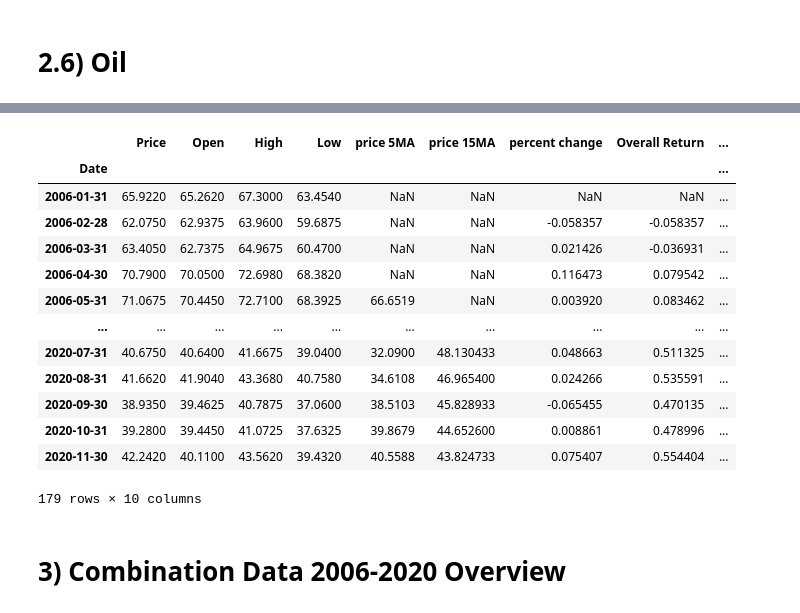
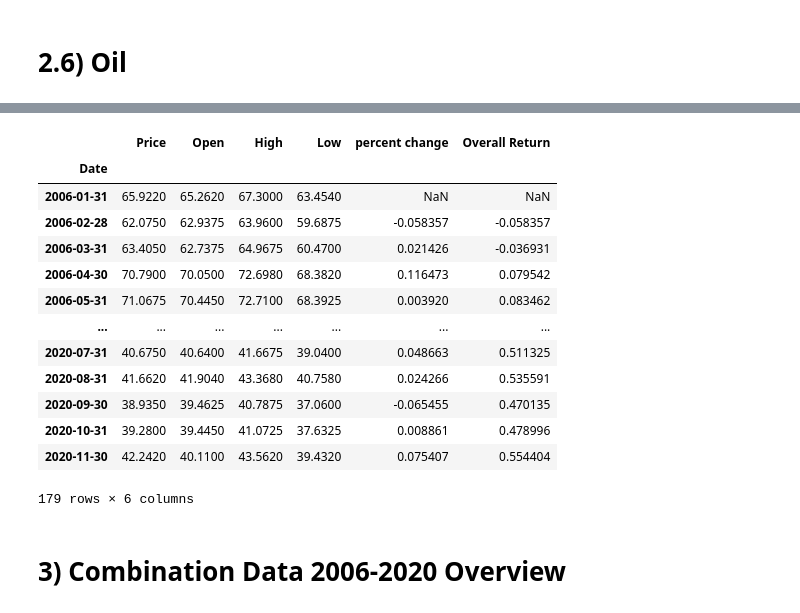
Before and after one commit to victoryapcheeann/QF608, a Jupyter notebook: 608 Project.ipynb, the cells around one changed output, grey strips where cells are left out. Drawn from its saved outputs; the diff is of its cells as text; code cells hidden in the pictures.

```diff
--- a/608 Project.ipynb
+++ b/608 Project.ipynb
@@ -260,11 +132,7 @@ gold_figure4.show()
 VIX_data = get_data('^VIX')
 VIX_data = VIX_data.resample('1m').mean()
 
-# 0 = Low Risk, 1 = Medium Risk, 2 = High Risk
-VIX_data['VIX Risk Level'] = np.where(VIX_data['Adj Close'] >= 30, 2, np.where((VIX_data['Adj Close'] < 30) & (VIX_data['Adj Close'] > 20),1,0))
-
 final_df['VIX'] = VIX_data['Adj Close']
-final_df['VIX Risk Level'] = VIX_data['VIX Risk Level']
 
 # display(VIX_data.head())
 
@@ -283,25 +151,17 @@ Treasury_Data = pd.read_excel("T10Y2Y.xls")
 Treasury_Data = Treasury_Data.set_index('observation_date')
 
 Treasury_Data = Treasury_Data.resample('1m').mean()
-Treasury_Data['5MA'] = Treasury_Data["T10Y2Y"].rolling(5).mean()
-Treasury_Data['15MA'] = Treasury_Data["T10Y2Y"].rolling(15).mean()
-Treasury_Data['Treasury Uptrending'] =  np.where((Treasury_Data["T10Y2Y"] > Treasury_Data['5MA']) &
-                                                 Treasury_Data['5MA'] > Treasury_Data['15MA'], 1, 0)
-Treasury_Data['Treasury Downtrending'] =  np.where((Treasury_Data["T10Y2Y"] < Treasury_Data['5MA']) &
-                                                 Treasury_Data['5MA'] < Treasury_Data['15MA'], -1, 0)
 
 Treasury_Data = Treasury_Data[(Treasury_Data.index > '2006-01-01') &
                               (Treasury_Data.index < '2020-12-31')]
 
 # display(Treasury_Data)
 
-treasury_figure = px.line(Treasury_Data, x=Treasury_Data.index, y=["T10Y2Y",'5MA','15MA'], title='Treasury Value')
+treasury_figure = px.line(Treasury_Data, x=Treasury_Data.index, y=["T10Y2Y"], title='Treasury Value')
 treasury_figure.update_layout(hovermode="x")
 treasury_figure.show()
 
 final_df['T10Y2Y'] = Treasury_Data['T10Y2Y']
-final_df['Treasury Uptrending'] = Treasury_Data['Treasury Uptrending']
-final_df['Treasury Downtrending'] = Treasury_Data['Treasury Downtrending']
 # %% [output]
 [interactive output not drawn]
 # %% [markdown]
@@ -310,16 +170,10 @@ final_df['Treasury Downtrending'] = Treasury_Data['Treasury Downtrending']
 misery_data = quandl.get("USMISERY/INDEX", api_key=api_string, start_date=start_date, end_date=end_date)
 # %%
 misery_data.index = pd.to_datetime(misery_data.index)
-
-# Above 10 = High miserable 2
-# 8 - 10 = Medium misery 1
-# Below 8 = Low misery 0
-misery_data['Misery Level'] = np.where(misery_data['Misery Index'] >= 8, 2, np.where((misery_data['Misery Index'] < 8) & (misery_data['Misery Index'] >= 6), 1,0))
 
 # display(misery_data.head())
 
 final_df['Misery Index'] = misery_data['Misery Index']
-final_df['Misery Level'] = misery_data['Misery Level']
 
 misery_figure = px.line(misery_data, x=misery_data.index, y="Misery Index", title='Misery Value')
 misery_figure.update_layout(hovermode="x")
@@ -342,18 +196,9 @@ corporate_data['rf'] = rf
 corporate_data['corporate - rf'] = corporate_data['BAMLH0A0HYM2'] - corporate_data['rf']
 
 corporate_data = corporate_data.resample('1m').mean()
-corporate_data['5MA'] = corporate_data['corporate - rf'].rolling(5).mean()
-corporate_data['15MA'] = corporate_data['corporate - rf'].rolling(15).mean()
-corporate_data['Uptrending'] = np.where((corporate_data['5MA'] > corporate_data['15MA']) &
-                                        (corporate_data['corporate - rf'] > corporate_data['5MA']), 1,0)
-corporate_data['Downtrending'] = np.where((corporate_data['5MA'] < corporate_data['15MA']) &
-                                        (corporate_data['corporate - rf'] <corporate_data['5MA']), -1,0)
+final_df['corporate - rf'] = corporate_data['corporate - rf']
 
-final_df['corporate - rf'] = corporate_data['corporate - rf']
-final_df['Corporate Uptrending'] = corporate_data['Uptrending']
-final_df['Corporate Downtrending'] = corporate_data['Downtrending']
-
-corporate_figure = px.line(corporate_data, x=corporate_data.index, y=["corporate - rf","5MA","15MA"], title='Corporate minus RF Value')
+corporate_figure = px.line(corporate_data, x=corporate_data.index, y=["corporate - rf"], title='Corporate minus RF Value')
 corporate_figure.update_layout(hovermode="x")
 corporate_figure.show()
 # %% [output]
@@ -366,55 +211,48 @@ oil_data['Date'] = pd.to_datetime(oil_data['Date'])
 oil_data = oil_data.set_index('Date').sort_index()
 # oil_data = oil_data.reindex(index=oil_data.index[::-1])
 # oil_data['Price'] = pd.to_numeric(oil_data['Price'].str.replace(',',''))
 
 oil_data = oil_data.resample('1m').mean()
 
 oil_data = oil_data[(oil_data.index > '2006-01-01') &
                     (oil_data.index < '2020-12-31')]
 
-oil_data['price 5MA'] = oil_data['Price'].rolling(5).mean()
-oil_data['price 15MA'] = oil_data['Price'].rolling(15).mean()
 oil_data['percent change'] = oil_data['Price'].pct_change()
 oil_data['Overall Return'] = oil_data['percent change'].cumsum()
 
-oil_data['Oil Uptrending'] = np.where((oil_data['Price'] > oil_data['price 5MA']) & (oil_data['price 5MA'] > oil_data['price 15MA']), 1,0)
-oil_data['Oil Downtrending'] = np.where((oil_data['Price'] < oil_data['price 5MA']) & (oil_data['price 5MA'] < oil_data['price 15MA']), -1,0)
-
 final_df['Oil percent change'] = oil_data['percent change']
-final_df['Oil Uptrending'] = oil_data['Oil Uptrending']
-final_df['Oil Downtrending'] = oil_data['Oil Downtrending']
 # display(oil_data.head())
 
-gold_figure = px.line(oil_data, x=oil_data.index, y=["Price","price 5MA","price 15MA"], title='Gold Value')
+gold_figure = px.line(oil_data, x=oil_data.index, y=["Price"], title='Gold Value')
 gold_figure.update_layout(hovermode="x")
 gold_figure.show()
 
 gold_figure3 = px.line(oil_data, x=oil_data.index, y="Overall Return", title='Overall Return')
 gold_figure3.update_layout(hovermode="x")
 gold_figure3.show()
 
 gold_figure4 = px.line(oil_data, x=oil_data.index, y="percent change", title='Monthly Return')
 gold_figure4.update_layout(hovermode="x")
 gold_figure4.show()
 oil_data
 # %% [output]
 [interactive output not drawn]
 [interactive output not drawn]
 [interactive output not drawn]
-|  | Price | Open | High | Low | price 5MA | price 15MA | percent change | Overall Return | ... |
-| Date |  |  |  |  |  |  |  |  | ... |
-| 2006-01-31 | 65.9220 | 65.2620 | 67.3000 | 63.4540 | NaN | NaN | NaN | NaN | ... |
-| 2006-02-28 | 62.0750 | 62.9375 | 63.9600 | 59.6875 | NaN | NaN | -0.058357 | -0.058357 | ... |
-| 2006-03-31 | 63.4050 | 62.7375 | 64.9675 | 60.4700 | NaN | NaN | 0.021426 | -0.036931 | ... |
-| 2006-04-30 | 70.7900 | 70.0500 | 72.6980 | 68.3820 | NaN | NaN | 0.116473 | 0.079542 | ... |
-| 2006-05-31 | 71.0675 | 70.4450 | 72.7100 | 68.3925 | 66.6519 | NaN | 0.003920 | 0.083462 | ... |
-| ... | ... | ... | ... | ... | ... | ... | ... | ... | ... |
-| 2020-07-31 | 40.6750 | 40.6400 | 41.6675 | 39.0400 | 32.0900 | 48.130433 | 0.048663 | 0.511325 | ... |
-| 2020-08-31 | 41.6620 | 41.9040 | 43.3680 | 40.7580 | 34.6108 | 46.965400 | 0.024266 | 0.535591 | ... |
-| 2020-09-30 | 38.9350 | 39.4625 | 40.7875 | 37.0600 | 38.5103 | 45.828933 | -0.065455 | 0.470135 | ... |
-| 2020-10-31 | 39.2800 | 39.4450 | 41.0725 | 37.6325 | 39.8679 | 44.652600 | 0.008861 | 0.478996 | ... |
-| 2020-11-30 | 42.2420 | 40.1100 | 43.5620 | 39.4320 | 40.5588 | 43.824733 | 0.075407 | 0.554404 | ... |
+|  | Price | Open | High | Low | percent change | Overall Return |
+| Date |  |  |  |  |  |  |
+| 2006-01-31 | 65.9220 | 65.2620 | 67.3000 | 63.4540 | NaN | NaN |
+| 2006-02-28 | 62.0750 | 62.9375 | 63.9600 | 59.6875 | -0.058357 | -0.058357 |
+| 2006-03-31 | 63.4050 | 62.7375 | 64.9675 | 60.4700 | 0.021426 | -0.036931 |
+| 2006-04-30 | 70.7900 | 70.0500 | 72.6980 | 68.3820 | 0.116473 | 0.079542 |
+| 2006-05-31 | 71.0675 | 70.4450 | 72.7100 | 68.3925 | 0.003920 | 0.083462 |
+| ... | ... | ... | ... | ... | ... | ... |
+| 2020-07-31 | 40.6750 | 40.6400 | 41.6675 | 39.0400 | 0.048663 | 0.511325 |
+| 2020-08-31 | 41.6620 | 41.9040 | 43.3680 | 40.7580 | 0.024266 | 0.535591 |
+| 2020-09-30 | 38.9350 | 39.4625 | 40.7875 | 37.0600 | -0.065455 | 0.470135 |
+| 2020-10-31 | 39.2800 | 39.4450 | 41.0725 | 37.6325 | 0.008861 | 0.478996 |
+| 2020-11-30 | 42.2420 | 40.1100 | 43.5620 | 39.4320 | 0.075407 | 0.554404 |
-179 rows × 10 columns
+179 rows × 6 columns
 # %% [markdown]
 # 3) Combination Data 2006-2020 Overview
 # %%
```
Also changed, not shown: parts of 67 cells of this notebook, 12 other files.
